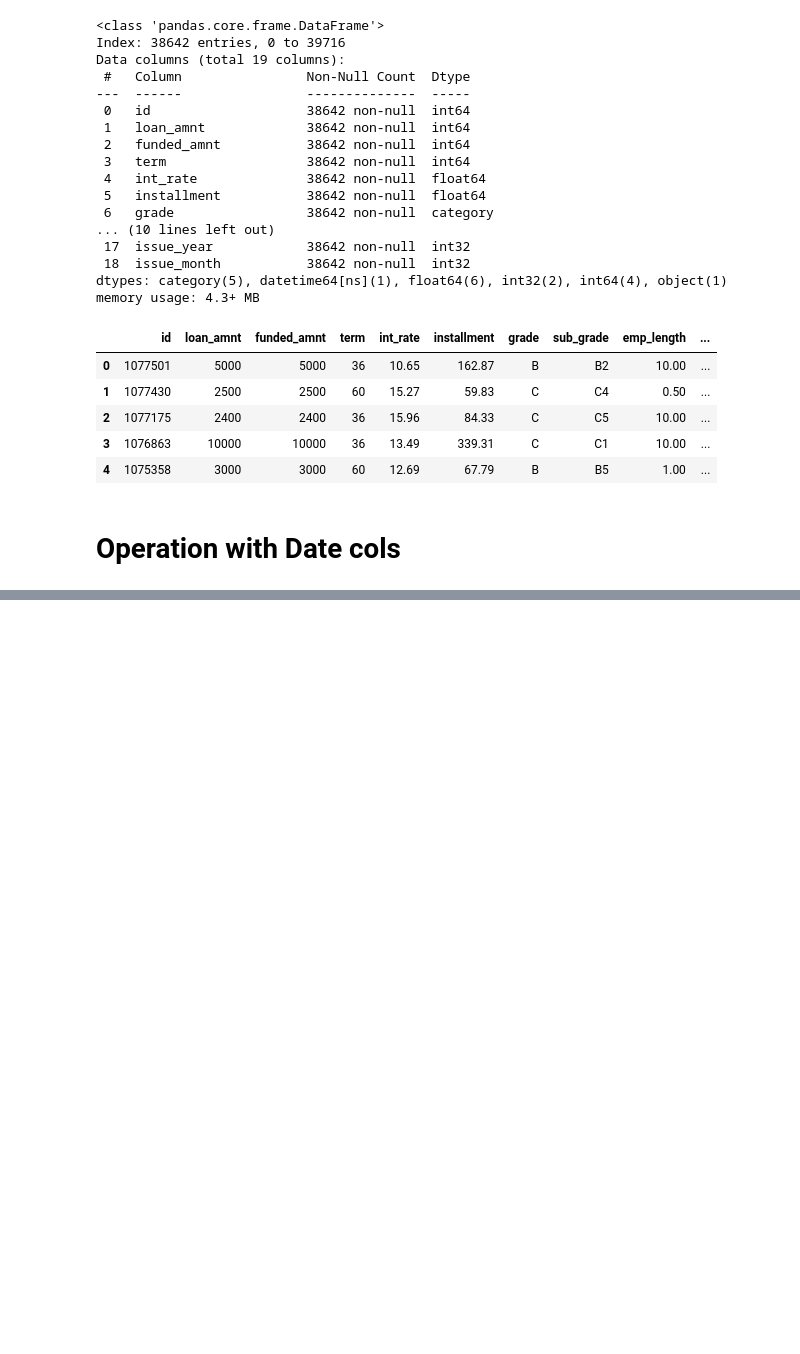
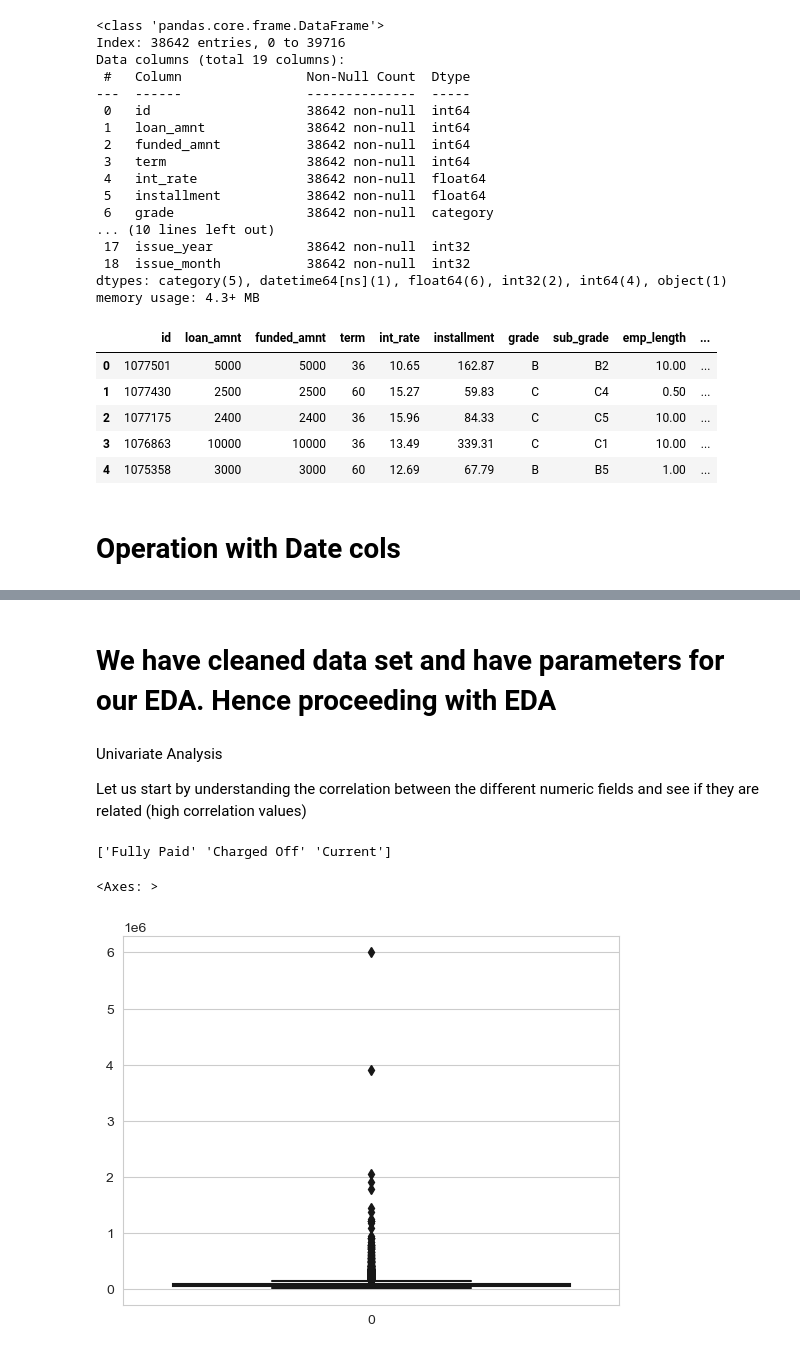
Before and after one commit to sidpani9001/LendingClubCaseStudy, a Jupyter notebook: lendingClubDataAnalysis_v1.ipynb, the cells around one changed output, grey strips where cells are left out. Drawn from its saved outputs; the diff is of its cells as text; code cells hidden in the pictures; blank space fills up the shorter version.

Commit message:
Data cleansing and analysis v4

```diff
--- a/lendingClubDataAnalysis_v1.ipynb
+++ b/lendingClubDataAnalysis_v1.ipynb
@@ -483,0 +529,19 @@ loan_df['issue_month'] = loan_df['issue_d'].dt.month
+# %% [markdown]
+# We have cleaned data set and have parameters for our EDA. Hence proceeding  with EDA
+# %% [markdown]
+Univariate Analysis
+
+Let us start by understanding the correlation between the different numeric fields and see if they are related (high correlation values)
+# %%
+distinct_loan_status = loan_df['loan_status'].unique()
+print(distinct_loan_status)
+
+# changing the loan_status to a numeric variable, assign 1 for defaulted loans and 0 for paid off ones
+loan_df['loan_status_num'] = loan_df['loan_status'].apply(lambda x: 1 if x=='Charged Off' else 0)
+# %% [output]
+['Fully Paid' 'Charged Off' 'Current']
+# %%
+sns.boxplot(loan_df['annual_inc'])
+# %% [output]
+<Axes: >
+[figure, added]
```
Also changed, not shown: parts of 7 cells of this notebook.
